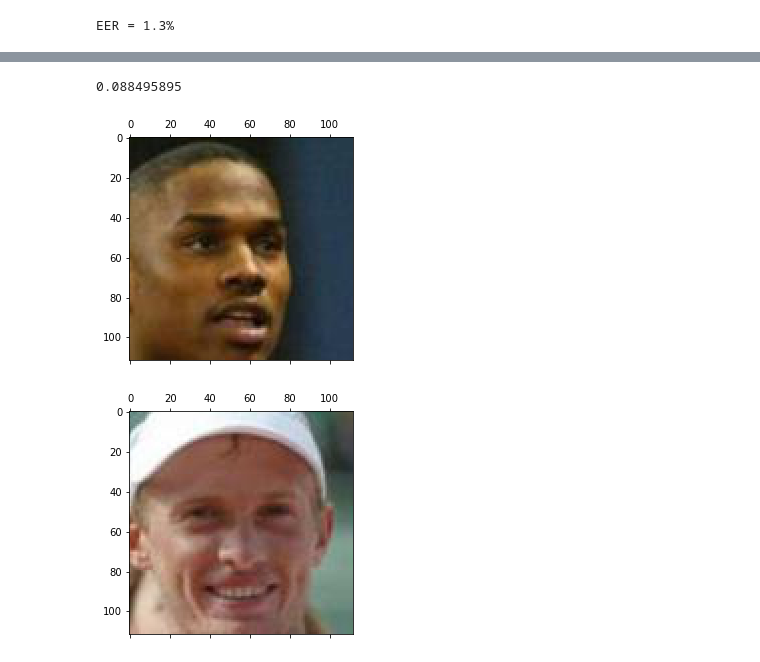
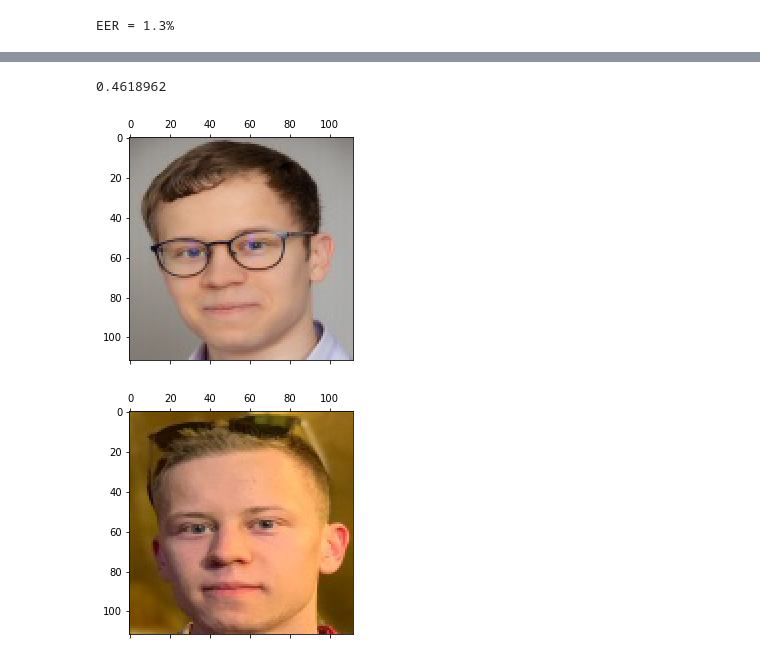
Before and after one commit to IgorSondors/arcface-pytorch, a Jupyter notebook: plot_far_frr.ipynb, the cells around one changed output, grey strips where cells are left out. Saved outputs shown, nothing was run; the diff lists cells and outputs as text; code cells hidden in the pictures.

```diff
--- a/plot_far_frr.ipynb
+++ b/plot_far_frr.ipynb
@@ -215,8 +212,9 @@ check_pair(path1, path2)
-# %%
-path1 = '/home/sondors/job/lfw/negative/ccf70e97-7ba1-4bbd-965a-00da9ddd09f5/0ac99dba-e192-406c-8f4e-30c97b6a9290.jpg'
-path2 = '/home/sondors/job/lfw/negative/ccf70e97-7ba1-4bbd-965a-00da9ddd09f5/6c36ea52-516c-4aad-b0df-7d66d6c9d7a9.jpg'
-check_pair(path1, path2)
-# %% [output]
-0.088495895
-[figure, removed]
-[figure, removed]
+# %%
+path1 = 'data/val_imgs/1.jpg'
+path2 = 'data/val_imgs/4.jpg'
+path3 = 'data/val_imgs/3.jpg'
+check_pair(path1, path2)
+# %% [output]
+0.4618962
+[figure, added]
+[figure, added]
```
Also changed, not shown: parts of 3 cells of this notebook.
